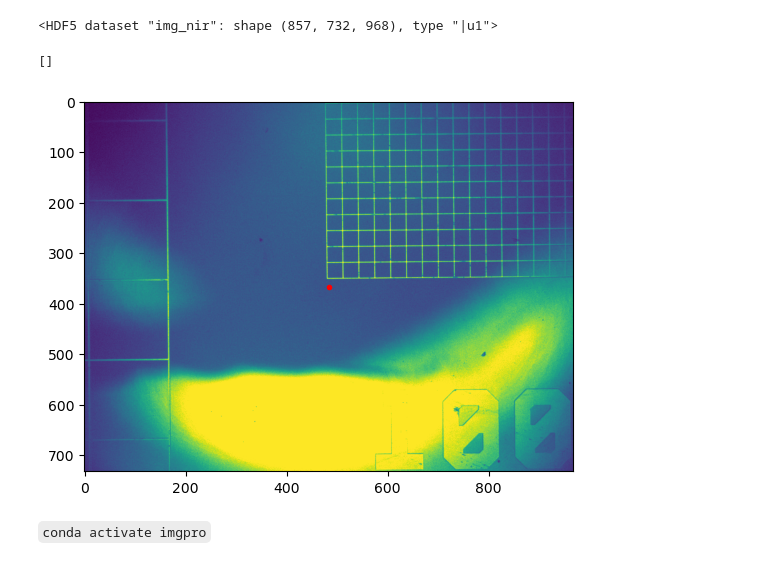
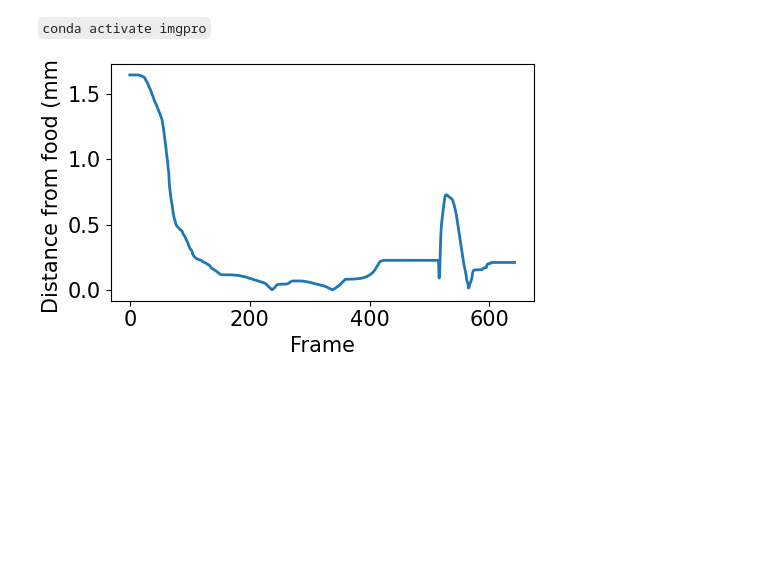
Before and after one commit to MunibH/g5ht-pipeline, a Jupyter notebook: view_h5_data.ipynb, the cells around one changed output. Drawn from its saved outputs; the diff is of its cells as text; code cells hidden in the pictures; blank space fills up the shorter version.

```diff
--- a/view_h5_data.ipynb
+++ b/view_h5_data.ipynb
@@ -57,5 +0,0 @@ print(f['img_nir'].id.get_create_plist().get_external_count())
-# %%
-print(im)
-sz = im.shape
-# %% [output]
-<HDF5 dataset "img_nir": shape (857, 732, 968), type "|u1">
@@ -64,11 +1,3 @@ im0 = im[0,:,:]
-# %%
-plt.figure()
-plt.imshow(im0)
-plt.plot(sz[2]//2,sz[1]//2,'r.')
-plt.plot()
-# %% [output]
-[]
-[figure, removed]
 # %% [markdown]
 `conda activate imgpro`
 # %%
@@ -96,6 +25,25 @@ im = f.get('img_nir')[:] # THW
 sz = im.shape
 
 d2p = f.get('dist2patch_mm')[:]
+# %%
+%matplotlib widget
+
+import matplotlib
+font = {'family' : 'DejaVu Sans',
+        'weight' : 'normal',
+        'size'   : 15}
+
+matplotlib.rc('font', **font)
+
+plt.figure(figsize=(5,3), constrained_layout=True)
+plt.plot(d2p,lw=2)
+plt.xlabel('Frame')
+plt.ylabel('Distance from food (mm)')
+plt.savefig(r'C:\Users\munib\Downloads\d2p.png', dpi=300)
+plt.tight_layout
+plt.show()
+# %% [output]
+[figure, added]
 # %%
 # add color channel
 im = np.stack([im, im], axis=0)
```
Also changed, not shown: parts of 18 cells of this notebook, 7 other files.
